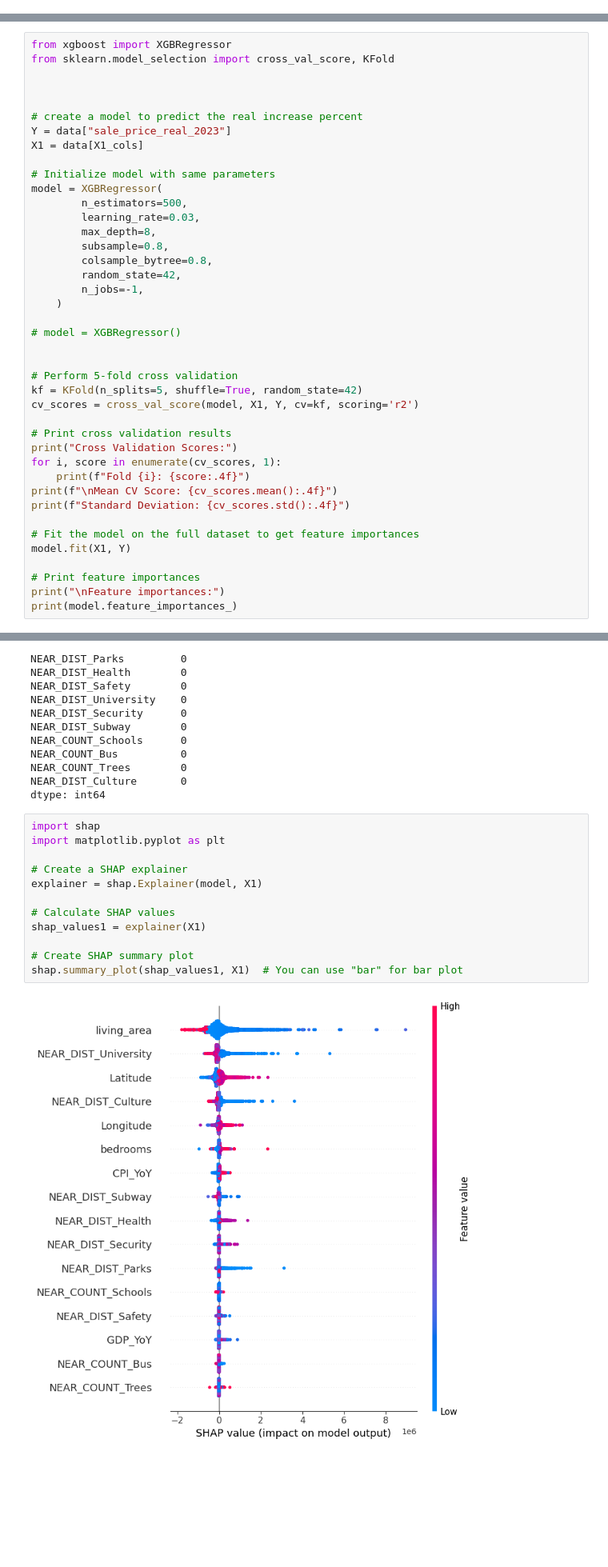
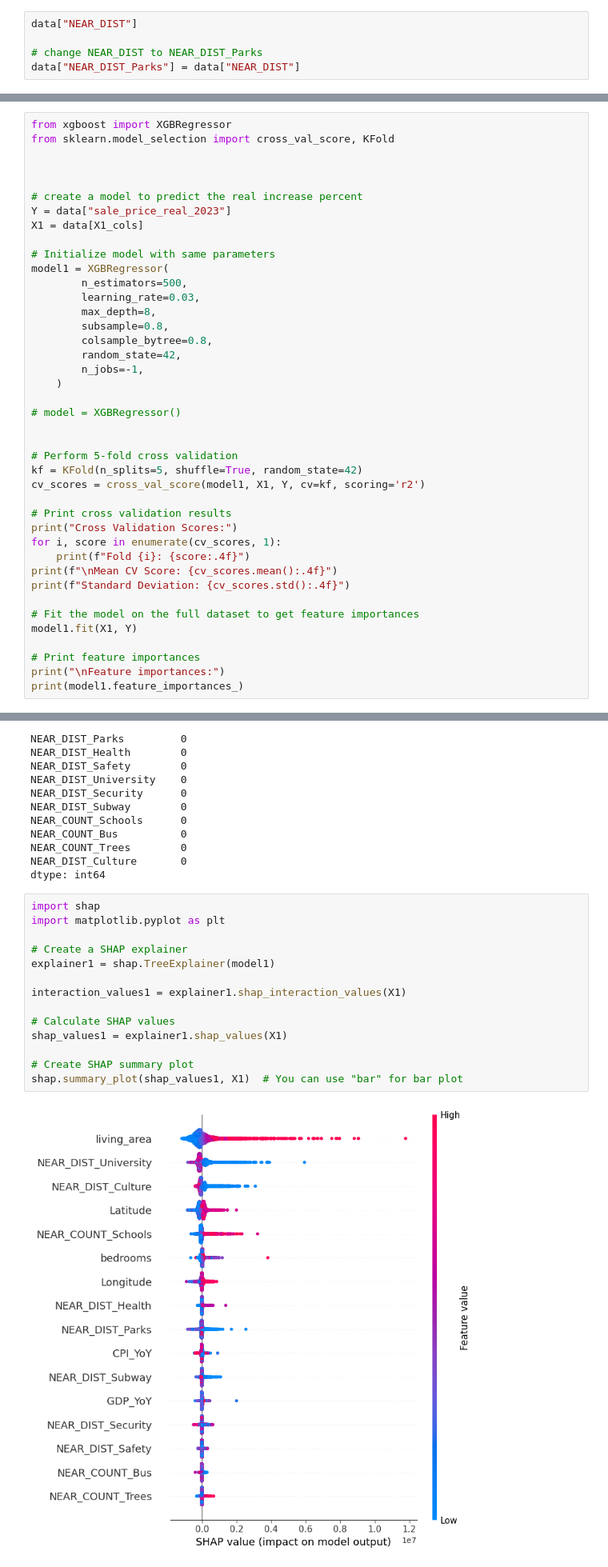
Before and after one commit to hunkim98/boston_real_estate, a Jupyter notebook: spatial_analysis_all.ipynb, the cells around one changed output, grey strips where cells are left out. Shown at 80% size. Saved outputs shown, nothing was run; the diff lists cells and outputs as text; blank space fills up the shorter version.

```diff
--- a/spatial_analysis_all.ipynb
+++ b/spatial_analysis_all.ipynb
@@ -78,6 +78,11 @@ print(categorica_columns)
 data[categorica_columns] = data[categorica_columns].astype(int)
 # %% [output]
 ['category_single_family', 'category_three_family', 'category_two_family']
+# %%
+data["NEAR_DIST"]
+
+# change NEAR_DIST to NEAR_DIST_Parks
+data["NEAR_DIST_Parks"] = data["NEAR_DIST"]
 # %%
 # Cehck any null among x_columns
 X_common = ["bedrooms",\
@@ -223,7 +266,7 @@ Y = data["sale_price_real_2023"]
 X1 = data[X1_cols]
 
 # Initialize model with same parameters
-model = XGBRegressor(
+model1 = XGBRegressor(
         n_estimators=500,
         learning_rate=0.03,
         max_depth=8,
@@ -238,7 +281,7 @@ model = XGBRegressor(
 
 # Perform 5-fold cross validation
 kf = KFold(n_splits=5, shuffle=True, random_state=42)
-cv_scores = cross_val_score(model, X1, Y, cv=kf, scoring='r2')
+cv_scores = cross_val_score(model1, X1, Y, cv=kf, scoring='r2')
 
 # Print cross validation results
 print("Cross Validation Scores:")
@@ -248,10 +291,10 @@ print(f"\nMean CV Score: {cv_scores.mean():.4f}")
 print(f"Standard Deviation: {cv_scores.std():.4f}")
 
 # Fit the model on the full dataset to get feature importances
-model.fit(X1, Y)
+model1.fit(X1, Y)
 
 # Print feature importances
 print("\nFeature importances:")
-print(model.feature_importances_)
+print(model1.feature_importances_)
 # %% [output]
 Cross Validation Scores:
@@ -320,14 +363,16 @@ dtype: int64
 # %%
 import shap
 import matplotlib.pyplot as plt
 
 # Create a SHAP explainer
-explainer = shap.Explainer(model, X1)
+explainer1 = shap.TreeExplainer(model1)
+
+interaction_values1 = explainer1.shap_interaction_values(X1)
 
 # Calculate SHAP values
-shap_values1 = explainer(X1)
+shap_values1 = explainer1.shap_values(X1)
 
 # Create SHAP summary plot
 shap.summary_plot(shap_values1, X1)  # You can use "bar" for bar plot
 # %% [output]
-[figure, old version]
+[figure, new version]
```
Also changed, not shown: parts of 44 cells of this notebook, 25 other files.
